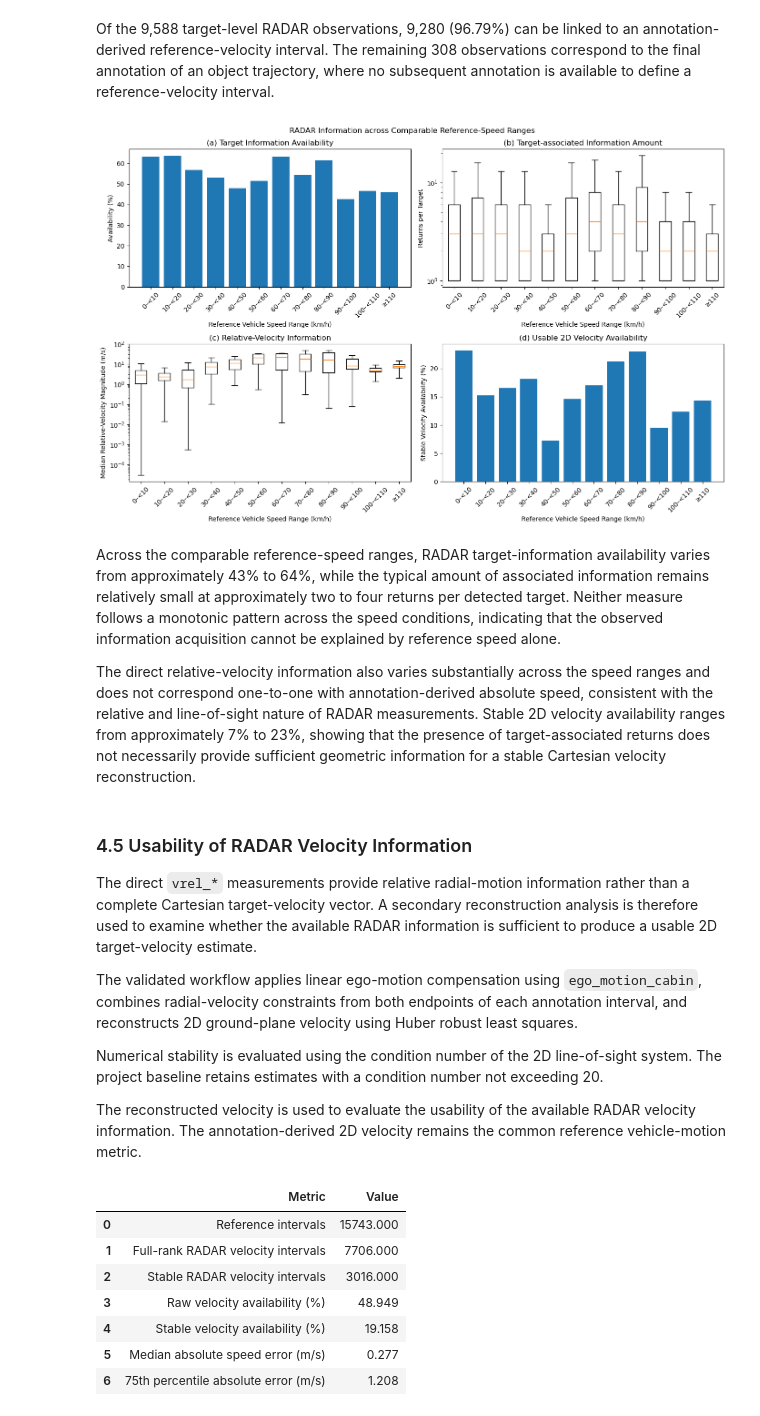
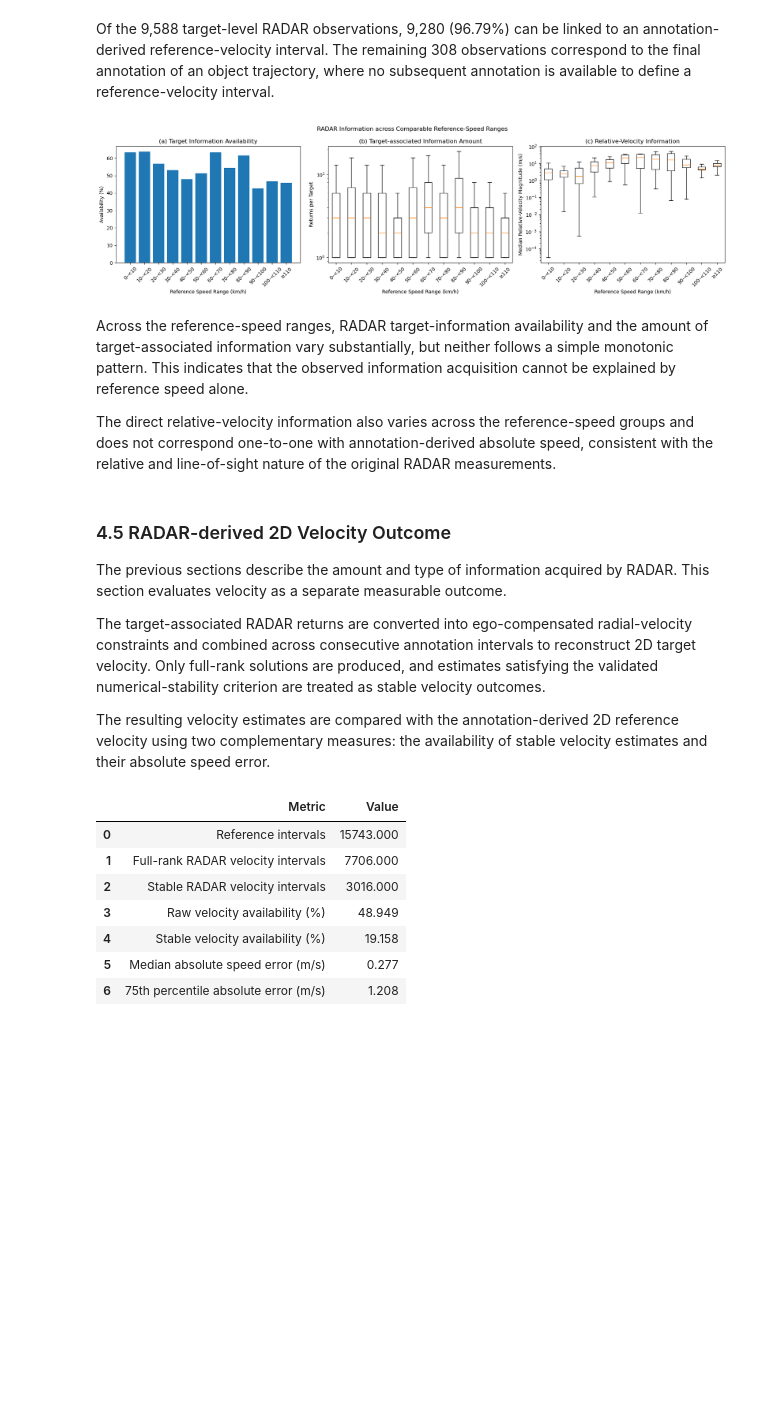
Before and after one commit to lailaamin70/Boeing-RADAR-Autonomous-, a Jupyter notebook: velocity_efficiency_report.ipynb, the cells around one changed output. Drawn from its saved outputs; the diff is of its cells as text; code cells hidden in the pictures; blank space fills up the shorter version.

```diff
--- a/velocity_efficiency_report.ipynb
+++ b/velocity_efficiency_report.ipynb
@@ -453,75 +420,68 @@ speed_bins = [0, 10, 20, 30, 40, 50, 60, 70, 80, 90, 100, 110, np.inf]
 speed_labels = ["0–<10", "10–<20", "20–<30", "30–<40", "40–<50", "50–<60", "60–<70", "70–<80", "80–<90", "90–<100", "100–<110", "≥110"]
 
 reference_speed_df = vehicle_reference_df.copy()
-reference_speed_df["speed_2d_kmh"] = reference_speed_df["speed_2d_mps"] * 3.6
 reference_speed_df["speed_range_kmh"] = pd.cut(reference_speed_df["speed_2d_kmh"], bins=speed_bins, labels=speed_labels, right=False, include_lowest=True)
 
 radar_speed_df = matched_radar_df.copy()
 radar_speed_df["speed_2d_kmh"] = radar_speed_df["speed_2d_mps"] * 3.6
 radar_speed_df["speed_range_kmh"] = pd.cut(radar_speed_df["speed_2d_kmh"], bins=speed_bins, labels=speed_labels, right=False, include_lowest=True)
 # %%
-reference_counts = reference_speed_df.groupby("speed_range_kmh", observed=False).size().rename("Reference Intervals")
-radar_counts = radar_speed_df.groupby("speed_range_kmh", observed=False).size().rename("RADAR Observations")
-
-radar_speed_summary = radar_speed_df.groupby("speed_range_kmh", observed=False).agg(
-    Median_Returns=("radar_return_count", "median"),
-    Median_Sensors=("radar_sensor_count", "median"),
-    Median_Vrel=("median_vrel_magnitude", "median")
-)
-
-radar_speed_summary = pd.concat([reference_counts, radar_counts, radar_speed_summary], axis=1)
-radar_speed_summary["RADAR Availability (%)"] = radar_speed_summary["RADAR Observations"] / radar_speed_summary["Reference Intervals"] * 100
+reference_counts = (reference_speed_df.groupby("speed_range_kmh", observed=False).size().rename("Reference Intervals"))
+radar_counts = (radar_speed_df.groupby("speed_range_kmh", observed=False).size().rename("RADAR Observations"))
+radar_speed_summary = pd.concat([reference_counts, radar_counts], axis=1)
+radar_speed_summary["RADAR Availability (%)"] = (radar_speed_summary["RADAR Observations"] / radar_speed_summary["Reference Intervals"] * 100)
 # %%
-fig, axes = plt.subplots(2, 2, figsize=(14, 9))
+fig, axes = plt.subplots(1, 3, figsize=(18, 5))
+
 speed_categories = radar_speed_df["speed_range_kmh"].cat.categories
 x_labels = [str(x) for x in speed_categories]
-
 plot_data = radar_speed_summary.reset_index()
 
-axes[0, 0].bar(x_labels, plot_data["RADAR Availability (%)"])
-axes[0, 0].set_ylabel("Availability (%)")
-axes[0, 0].set_title("(a) Target Information Availability")
+axes[0].bar(x_labels, plot_data["RADAR Availability (%)"])
+axes[0].set_ylabel("Availability (%)")
+axes[0].set_title("(a) Target Information Availability")
 
-return_data = [radar_speed_df.loc[radar_speed_df["speed_range_kmh"] == speed_range, "radar_return_count"].dropna() for speed_range in speed_categories]
-axes[0, 1].boxplot(return_data, labels=x_labels, showfliers=False)
-axes[0, 1].set_yscale("log")
-axes[0, 1].set_ylabel("Returns per Target")
-axes[0, 1].set_title("(b) Target-associated Information Amount")
+return_data = [
+    radar_speed_df.loc[radar_speed_df["speed_range_kmh"] == speed_range, "radar_return_count"].dropna()
+    for speed_range in speed_categories
+]
 
-velocity_data = [radar_speed_df.loc[radar_speed_df["speed_range_kmh"] == speed_range, "median_vrel_magnitude"].dropna() for speed_range in speed_categories]
-axes[1, 0].boxplot(velocity_data, labels=x_labels, showfliers=False)
-axes[1, 0].set_yscale("log")
-axes[1, 0].set_ylabel("Median Relative-Velocity Magnitude (m/s)")
-axes[1, 0].set_title("(c) Relative-Velocity Information")
+axes[1].boxplot(return_data, labels=x_labels, showfliers=False)
+axes[1].set_yscale("log")
+axes[1].set_ylabel("Returns per Target")
+axes[1].set_title("(b) Target-associated Information Amount")
 
-stable_plot = stable_speed_summary.reset_index()
-axes[1, 1].bar(x_labels, stable_plot["Stable Availability (%)"])
-axes[1, 1].set_ylabel("Stable Velocity Availability (%)")
-axes[1, 1].set_title("(d) Usable 2D Velocity Availability")
+velocity_data = [
+    radar_speed_df.loc[radar_speed_df["speed_range_kmh"] == speed_range, "median_vrel_magnitude"].dropna()
+    for speed_range in speed_categories
+]
 
-for ax in axes.flat:
+axes[2].boxplot(velocity_data, labels=x_labels, showfliers=False)
+axes[2].set_yscale("log")
+axes[2].set_ylabel("Median Relative-Velocity Magnitude (m/s)")
+axes[2].set_title("(c) Relative-Velocity Information")
+
+for ax in axes:
+    ax.set_xlabel("Reference Speed Range (km/h)")
     ax.tick_params(axis="x", rotation=45)
-    ax.set_xlabel("Reference Vehicle Speed Range (km/h)")
 
 fig.suptitle("RADAR Information across Comparable Reference-Speed Ranges")
 plt.tight_layout()
 plt.show()
 # %% [output]
-[figure, old version]
+[figure, new version]
 # %% [markdown]
-Across the comparable reference-speed ranges, RADAR target-information availability varies from approximately 43% to 64%, while the typical amount of associated information remains relatively small at approximately two to four returns per detected target. Neither measure follows a monotonic pattern across the speed conditions, indicating that the observed information acquisition cannot be explained by reference speed alone.
+Across the reference-speed ranges, RADAR target-information availability and the amount of target-associated information vary substantially, but neither follows a simple monotonic pattern. This indicates that the observed information acquisition cannot be explained by reference speed alone.
 
-The direct relative-velocity information also varies substantially across the speed ranges and does not correspond one-to-one with annotation-derived absolute speed, consistent with the relative and line-of-sight nature of RADAR measurements. Stable 2D velocity availability ranges from approximately 7% to 23%, showing that the presence of target-associated returns does not necessarily provide sufficient geometric information for a stable Cartesian velocity reconstruction.
+The direct relative-velocity information also varies across the reference-speed groups and does not correspond one-to-one with annotation-derived absolute speed, consistent with the relative and line-of-sight nature of the original RADAR measurements.
 # %% [markdown]
-### 4.5 Usability of RADAR Velocity Information
+### 4.5 RADAR-derived 2D Velocity Outcome
 
-The direct `vrel_*` measurements provide relative radial-motion information rather than a complete Cartesian target-velocity vector. A secondary reconstruction analysis is therefore used to examine whether the available RADAR information is sufficient to produce a usable 2D target-velocity estimate.
+The previous sections describe the amount and type of information acquired by RADAR. This section evaluates velocity as a separate measurable outcome.
 
-The validated workflow applies linear ego-motion compensation using `ego_motion_cabin`, combines radial-velocity constraints from both endpoints of each annotation interval, and reconstructs 2D ground-plane velocity using Huber robust least squares.
+The target-associated RADAR returns are converted into ego-compensated radial-velocity constraints and combined across consecutive annotation intervals to reconstruct 2D target velocity. Only full-rank solutions are produced, and estimates satisfying the validated numerical-stability criterion are treated as stable velocity outcomes.
 
-Numerical stability is evaluated using the condition number of the 2D line-of-sight system. The project baseline retains estimates with a condition number not exceeding 20.
-
-The reconstructed velocity is used to evaluate the usability of the available RADAR velocity information. The annotation-derived 2D velocity remains the common reference vehicle-motion metric.
+The resulting velocity estimates are compared with the annotation-derived 2D reference velocity using two complementary measures: the availability of stable velocity estimates and their absolute speed error.
 # %%
 RADAR_CONDITION_LIMIT = 20
 
```
Also changed, not shown: parts of 68 cells of this notebook, 3 other files.
